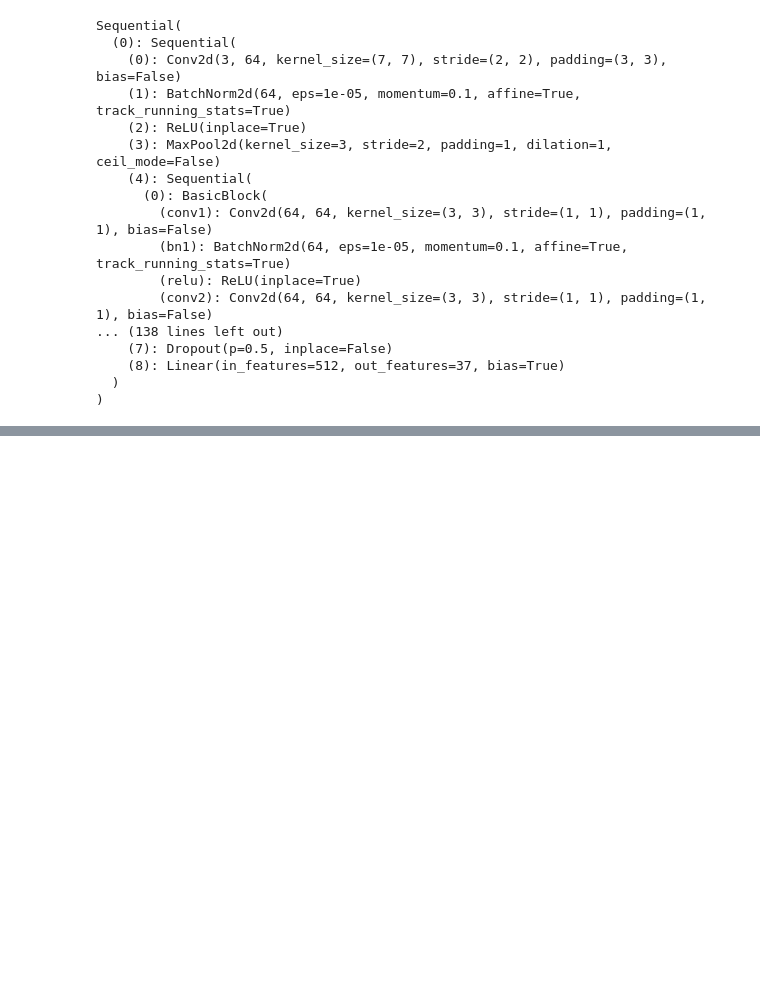
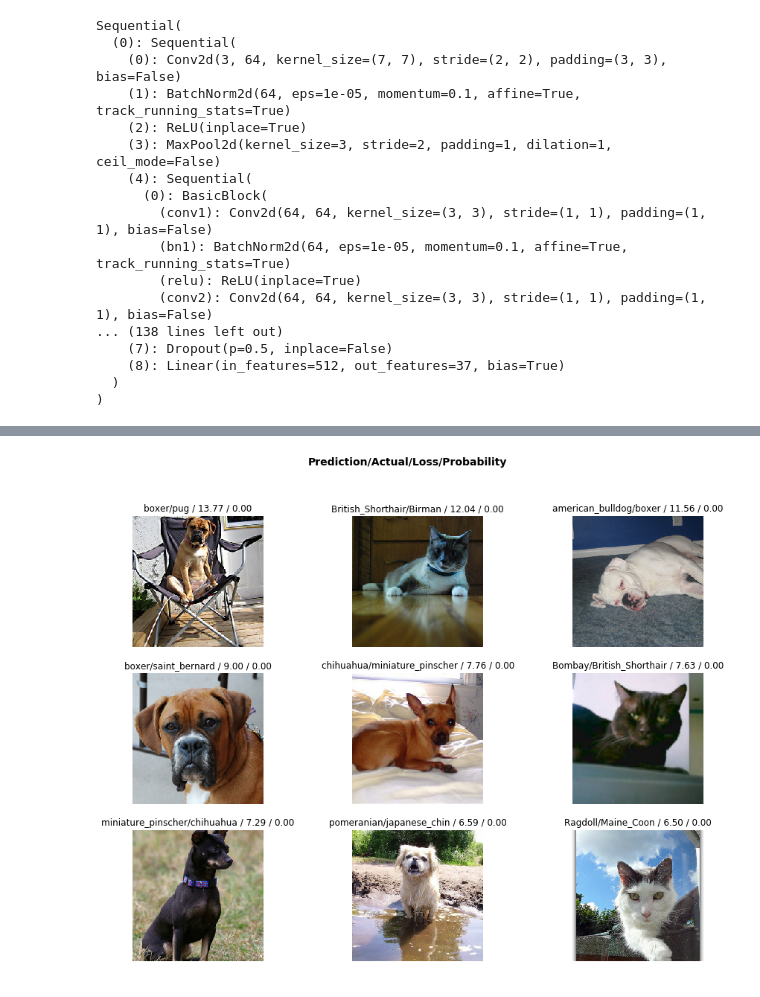
Before and after one commit to cleysonl/Fast-Ai, a Jupyter notebook: lesson1_v1.ipynb, the cells around one changed output, grey strips where cells are left out. Drawn from its saved outputs; the diff is of its cells as text; code cells hidden in the pictures; blank space fills up the shorter version.

```diff
--- a/lesson1_v1.ipynb
+++ b/lesson1_v1.ipynb
@@ -92,0 +97,4 @@ learn.save('stage-1')
+# %%
+interp.plot_top_losses(9,figsize=(15,11))
+# %% [output]
+[figure, added]
```
Also changed, not shown: parts of 15 cells of this notebook.
